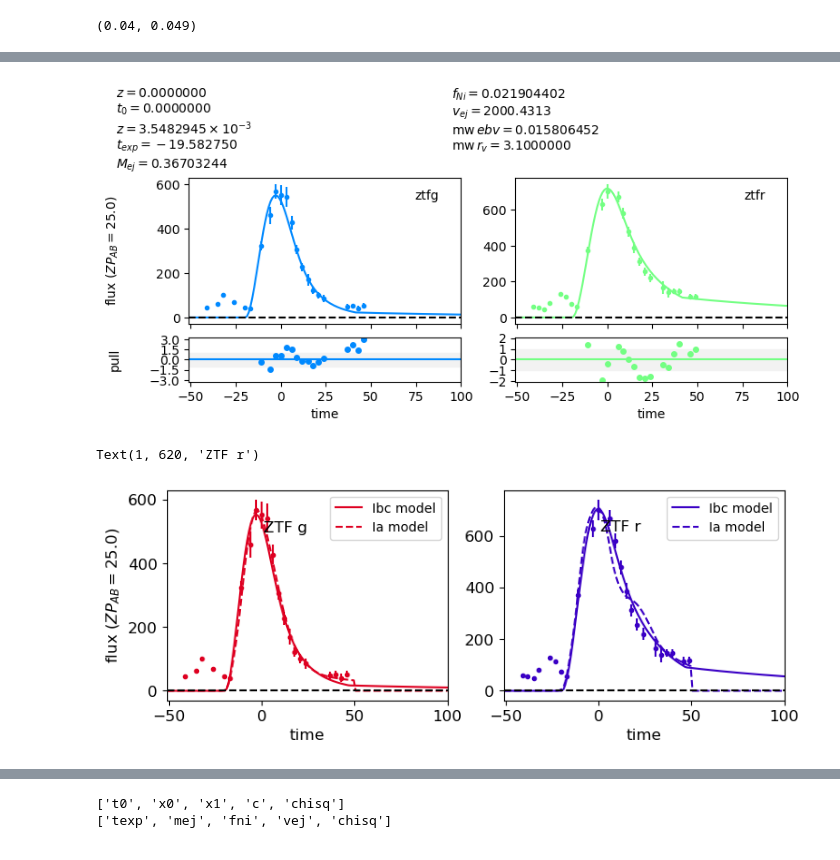
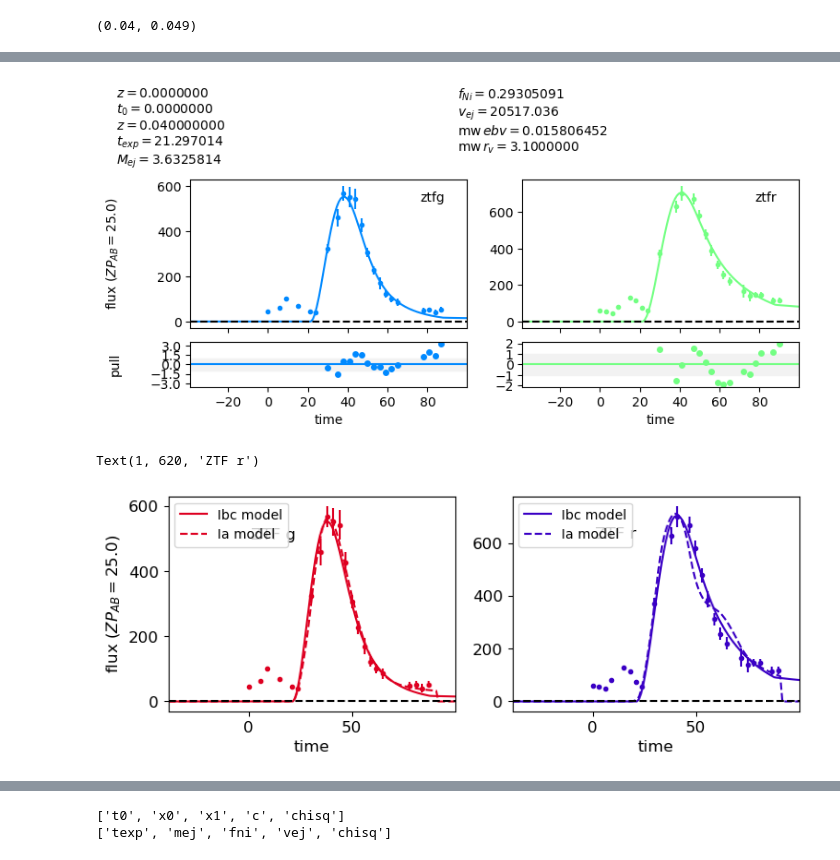
Before and after one commit to asmuzsoy/beams_ext, a Jupyter notebook: fit_real_sne_new.ipynb, the cells around one changed output, grey strips where cells are left out. Drawn from its saved outputs; the diff is of its cells as text; code cells hidden in the pictures.

```diff
--- a/fit_real_sne_new.ipynb
+++ b/fit_real_sne_new.ipynb
@@ -462,0 +463,3 @@ sncosmo.plot_lc(ibc_lc_table, model=fitted_ia_model);
+# %%
+this_t0 = sncosmo.flatten_result(result)["t0"]
+this_t0
@@ -463,11 +468,12 @@ sncosmo.plot_lc(ibc_lc_table, model=fitted_ia_model);
 # %%
-def fit_ibc_w_dust(true_z, lcs, true_av = None, true_mwebv = None, texp_guess=None, mej=3, fni=0.05, vej=15000, redshift = 'spec'):
+def fit_ibc_w_dust(true_z, lcs, peak_time, true_av = None, true_mwebv = None, texp_guess=None, mej=3, fni=0.05, vej=15000, redshift = 'spec'):
     if texp_guess is None:
         # texp_guess = guess_texp(lcs[0], sigma=1)
         texp_guess = -30
 
-    peak_time = find_t_peak(lcs[0], band='ztfr')
-    arnett_source = ArnettSource(times, wavelengths, peak_time, params=[true_z, texp_guess, mej, fni, vej])
+    # peak_time = find_t_peak(lcs[0], band='ztfr')
+    # lcs[0]['time'] = lcs[0]['time'] - peak_time
+    arnett_source = ArnettSource(times - peak_time, wavelengths, peak_time, params=[true_z, texp_guess, mej, fni, vej])
 
     dust = sncosmo.CCM89Dust()   # MW extinction law
     R_V = 3.1
@@ -523,35 +547,35 @@ this_redshift
 # %%
-result, fitted_model = fit_ibc_w_dust(this_redshift, [ibc_lc_table], true_av = this_av, redshift='none')
+result, fitted_model = fit_ibc_w_dust(this_redshift, [ibc_lc_table], this_t0, true_av = this_av, redshift='spec')
 sncosmo.plot_lc(ibc_lc_table, model=fitted_model);
 # %% [output]
-[figure, old version]
+[figure, new version]
 # %%
 # result, fitted_model = fit_ibc(this_redshift, [ibc_lc_table])
-result, fitted_model = fit_ibc_w_dust(this_redshift, [ibc_lc_table], true_av = this_av)
+result, fitted_model = fit_ibc_w_dust(this_redshift, [ibc_lc_table], this_t0, true_av = this_av, redshift='spec')
 fig = sncosmo.plot_lc(ibc_lc_table, model=[fitted_model, fitted_ia_model], model_label=["Ibc", "Ia"],
                        tickfontsize=12, cmap = plt.get_cmap('brg'), cmap_lims=(2000,7000))
 fig.axes[0].tick_params(axis='both', labelsize=12)
 fig.axes[0].xaxis.label.set_fontsize(12)
 fig.axes[0].yaxis.label.set_fontsize(12)
 fig.axes[1].tick_params(axis='both', labelsize=12)
 fig.axes[1].xaxis.label.set_fontsize(12)
 fig.axes[1].yaxis.label.set_fontsize(12)
 
 # Increase font size of band annotations
 for ax in fig.axes:
     for text in ax.texts:
         text.set_fontsize(12)
         text.set_color("white")
 
 
 fig.axes[0].legend([fig.axes[0].get_children()[4], fig.axes[0].get_children()[5]], ["Ibc model", "Ia model"], fontsize = 10, loc='best')
 fig.axes[1].legend([fig.axes[1].get_children()[4], fig.axes[1].get_children()[5]], ["Ibc model", "Ia model"], fontsize = 10, loc='best')
 
 fig.axes[0].text(1, 500, "ZTF g", fontsize = 12)
 fig.axes[1].text(1, 620, "ZTF r", fontsize = 12)
 # %% [output]
 Text(1, 620, 'ZTF r')
-[figure, old version]
+[figure, new version]
 # %%
 # fig.savefig("figures/example_ibc_fit.pdf", bbox_inches='tight')
 # %%
```
Also changed, not shown: parts of 23 cells of this notebook.
